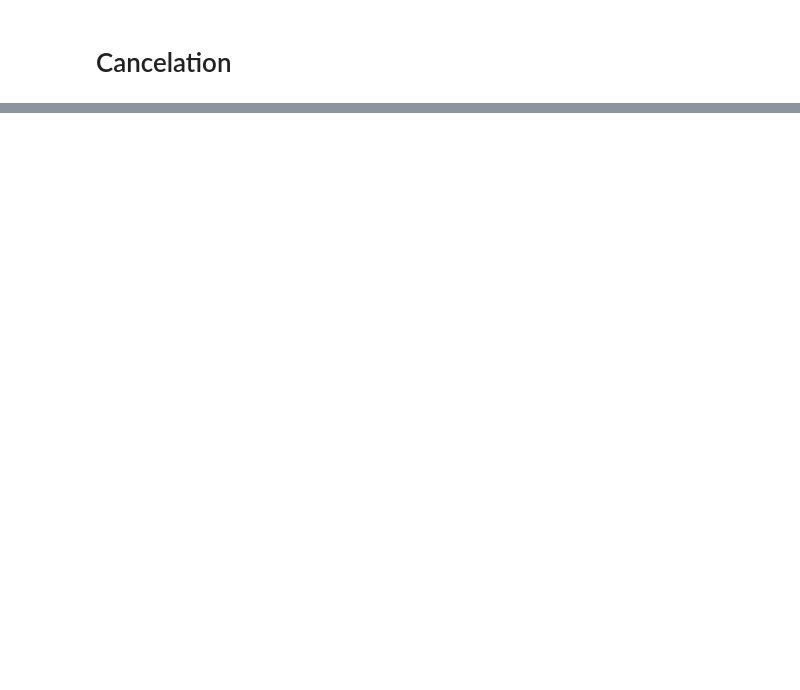
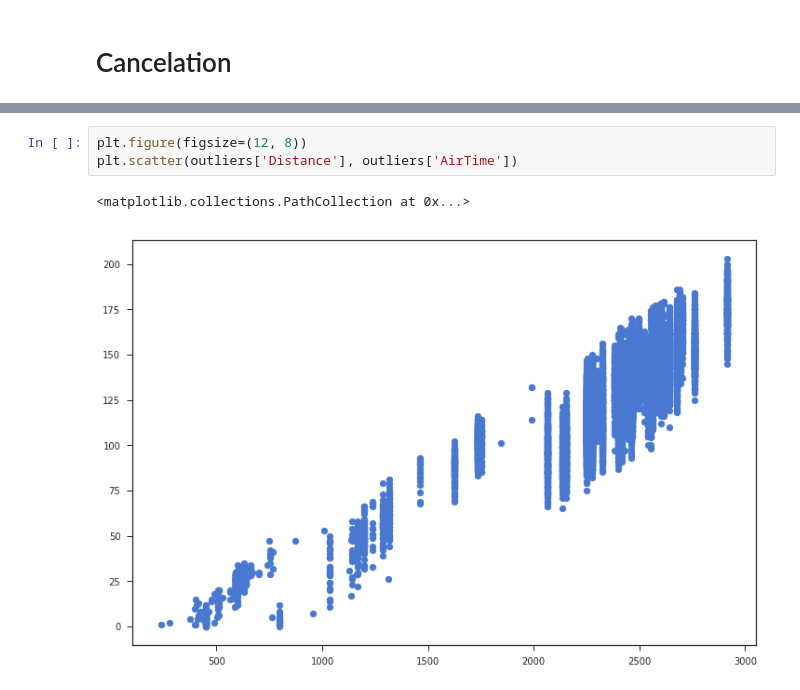
Before and after one commit to Zibski/Airline-on-time, a Jupyter notebook: Data Exploration.ipynb, the cells around one changed output, grey strips where cells are left out. Drawn from its saved outputs; the diff is of its cells as text; blank space fills up the shorter version.

```diff
--- a/Data Exploration.ipynb
+++ b/Data Exploration.ipynb
@@ -452,0 +394,6 @@ Name: 1234, dtype: object
+# %%
+plt.figure(figsize=(12, 8))
+plt.scatter(outliers['Distance'], outliers['AirTime'])
+# %% [output]
+<matplotlib.collections.PathCollection at 0x...>
+[figure, added]
```
Also changed, not shown: parts of 24 cells of this notebook.
